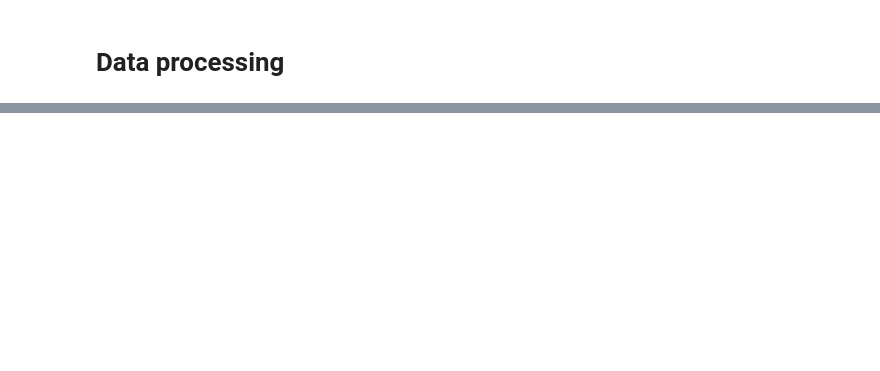
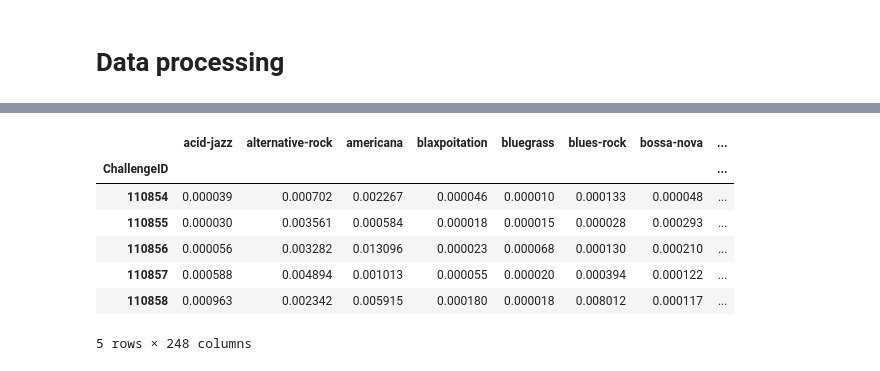
Before and after one commit to jizekki/mewo, a Jupyter notebook: mewo.ipynb, the cells around one changed output, grey strips where cells are left out. Saved outputs shown, nothing was run; the diff lists cells and outputs as text; code cells hidden in the pictures; blank space fills up the shorter version.

```diff
--- a/mewo.ipynb
+++ b/mewo.ipynb
@@ -154,0 +94,11 @@ trained_dataframe
+# %%
+x_test_tags.head()
+# %% [output]
+|  | acid-jazz | alternative-rock | americana | blaxpoitation | bluegrass | blues-rock | bossa-nova | ... |
+| ChallengeID |  |  |  |  |  |  |  | ... |
+| 110854 | 0.000039 | 0.000702 | 0.002267 | 0.000046 | 0.000010 | 0.000133 | 0.000048 | ... |
+| 110855 | 0.000030 | 0.003561 | 0.000584 | 0.000018 | 0.000015 | 0.000028 | 0.000293 | ... |
+| 110856 | 0.000056 | 0.003282 | 0.013096 | 0.000023 | 0.000068 | 0.000130 | 0.000210 | ... |
+| 110857 | 0.000588 | 0.004894 | 0.001013 | 0.000055 | 0.000020 | 0.000394 | 0.000122 | ... |
+| 110858 | 0.000963 | 0.002342 | 0.005915 | 0.000180 | 0.000018 | 0.008012 | 0.000117 | ... |
+5 rows × 248 columns
```
Also changed, not shown: parts of 46 cells of this notebook, 2 other files.
